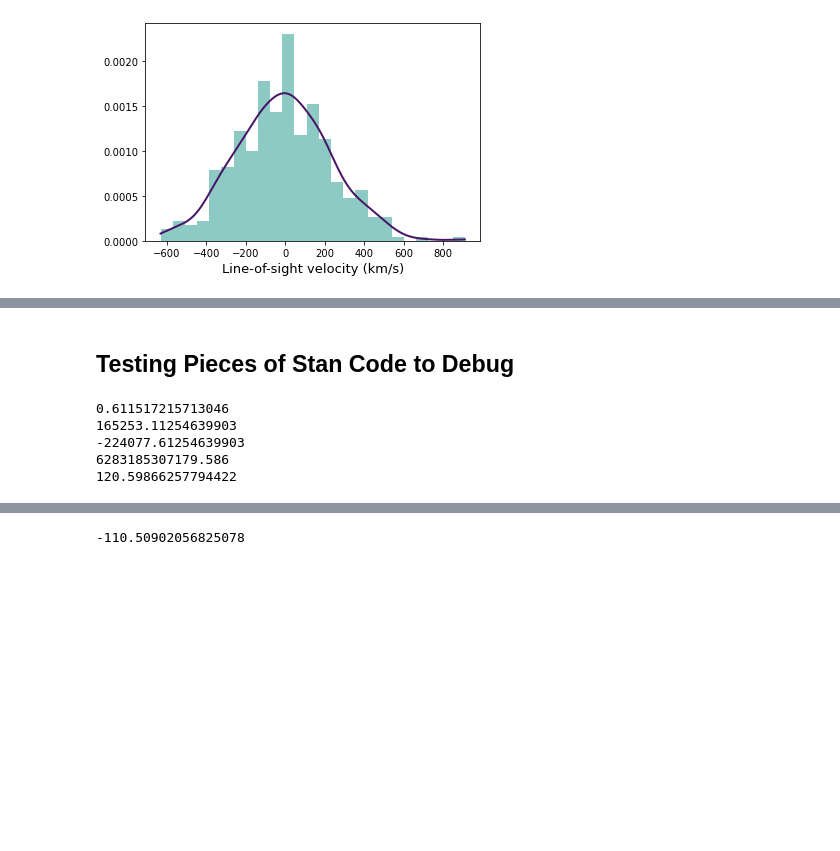
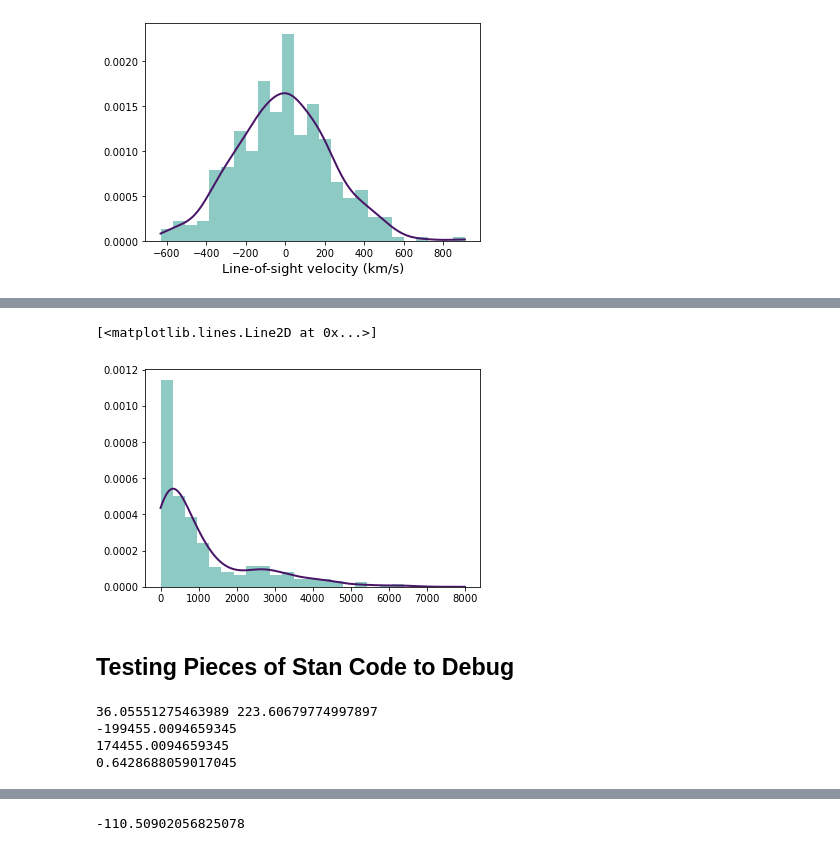
Before and after one commit to samberek/ast1501, a Jupyter notebook: prelim_1407.ipynb, the cells around one changed output, grey strips where cells are left out. Drawn from its saved outputs; the diff is of its cells as text; code cells hidden in the pictures; blank space fills up the shorter version.

```diff
--- a/prelim_1407.ipynb
+++ b/prelim_1407.ipynb
@@ -108,3 +109,12 @@ $4.3009173 \times 10^{-6} \; \mathrm{\frac{km^{2}\,kpc}{M_{\odot}\,s^{2}}}$
+# %%
+x = np.linspace(0, 8000, 1000)
+kernel = stats.gaussian_kde(radius_kpc**2/2)
+
+plt.hist(radius_kpc**2/2, bins=20, density=True, color='#1F968BFF', alpha=0.5,)
+plt.plot(x, kernel.evaluate(x), color='#481567FF', lw=2)
+# %% [output]
+[<matplotlib.lines.Line2D at 0x...>]
+[figure, added]
 # %% [markdown]
 ## Testing Pieces of Stan Code to Debug
 # %%
@@ -117,17 +128,15 @@ pot = -4.3009173*(1e-6)*M/(pos+100)
 epsilon = -(vel**2)/2. - pot
 epsilon_tilde = epsilon*100 / (4.3009173*(1e-6)*M)
-# %%
-print(epsilon_tilde)
-print(epsilon)
-print(pot)
-print(M)
-print(pos+100)
-# %% [output]
-0.611517215713046
-165253.11254639903
--224077.61254639903
-6283185307179.586
-120.59866257794422
+# %%
+print(pos, vel)
+print(pot)
+print(epsilon)
+print(epsilon_tilde)
+# %% [output]
+36.05551275463989 223.60679774997897
+-199455.0094659345
+174455.0094659345
+0.6428688059017045
 # %%
 #stan code
 mult_one = (4.3009173*1e-6*M*30000)**(-1.5) / (np.sqrt(2.)*(2.*np.pi)**3)
```
Also changed, not shown: parts of 20 cells of this notebook.
